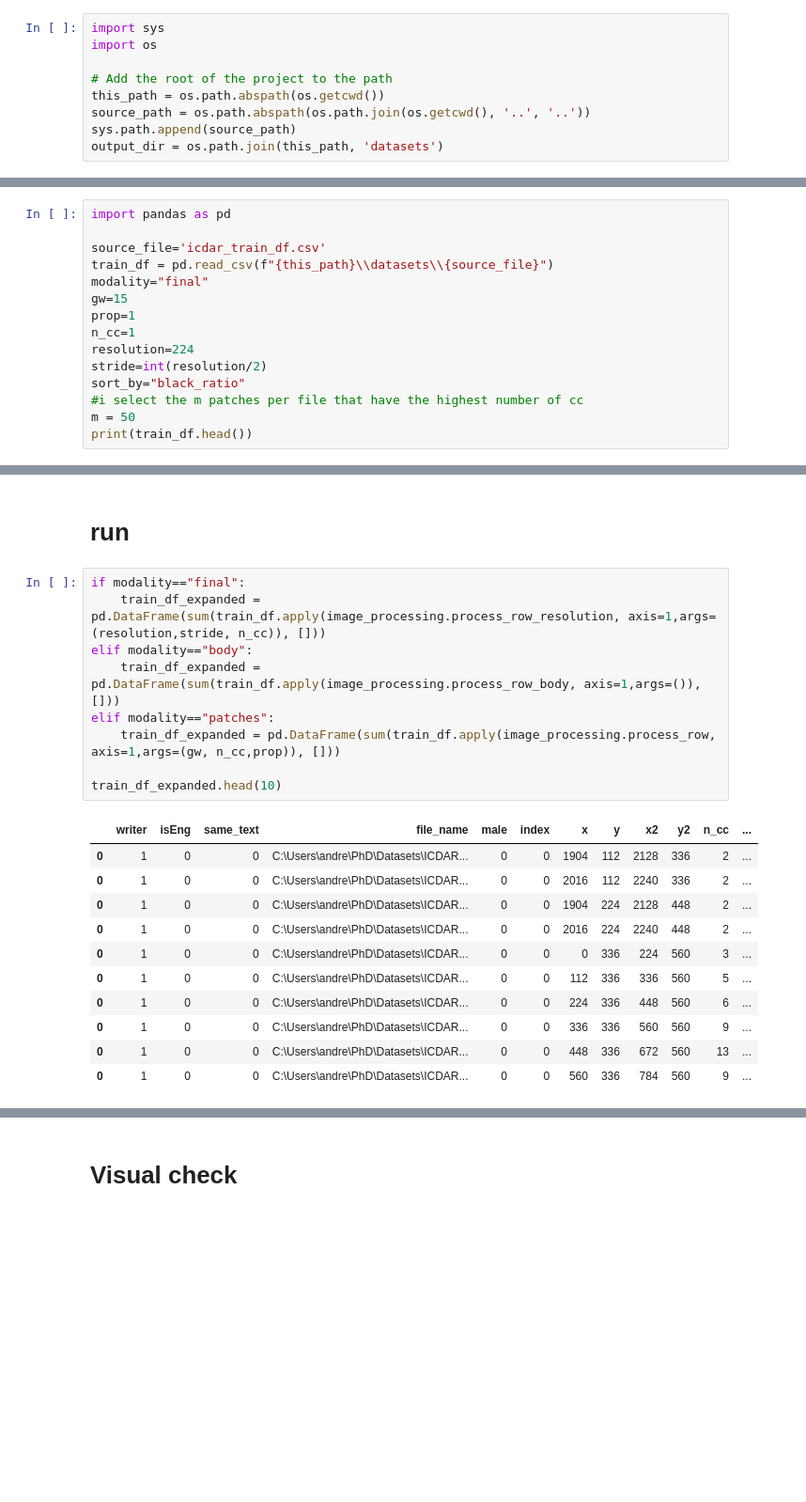
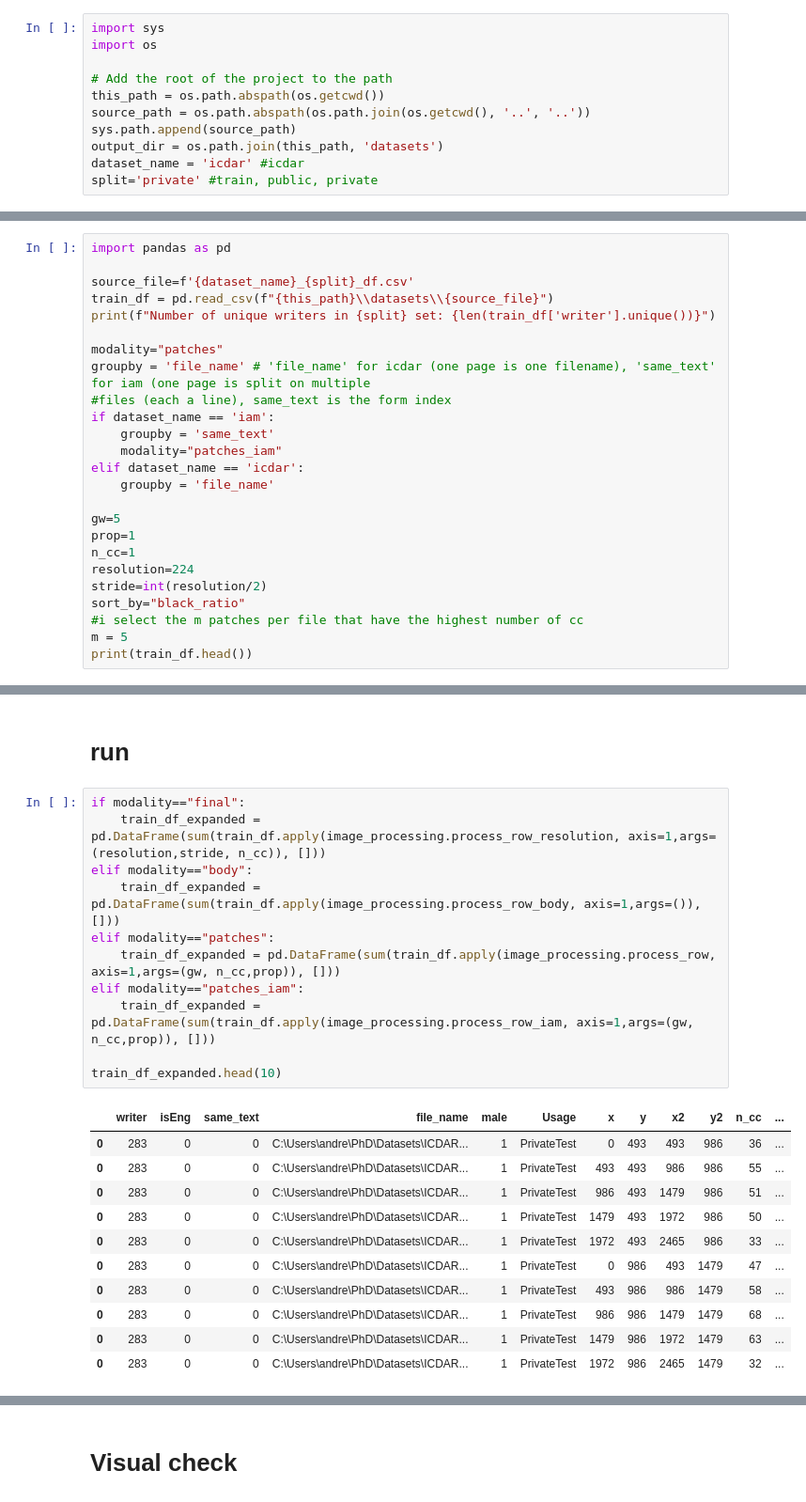
Before and after one commit to gitMorelli/gender_detection, a Jupyter notebook: notebooks/pipeline_single_model/patches_cc.ipynb, the cells around one changed output, grey strips where cells are left out. Shown at 94% size. Drawn from its saved outputs; the diff is of its cells as text; blank space fills up the shorter version.

```diff
--- a/notebooks/pipeline_single_model/patches_cc.ipynb
+++ b/notebooks/pipeline_single_model/patches_cc.ipynb
@@ -7,21 +7,33 @@ this_path = os.path.abspath(os.getcwd())
 source_path = os.path.abspath(os.path.join(os.getcwd(), '..', '..'))
 sys.path.append(source_path)
 output_dir = os.path.join(this_path, 'datasets')
+dataset_name = 'icdar' #icdar
+split='private' #train, public, private
 # %% [markdown]
 # init
 # %%
 import pandas as pd
 
-source_file='icdar_train_df.csv'
+source_file=f'{dataset_name}_{split}_df.csv'
 train_df = pd.read_csv(f"{this_path}\\datasets\\{source_file}")
-modality="final"
-gw=15
+print(f"Number of unique writers in {split} set: {len(train_df['writer'].unique())}")
+
+modality="patches"
+groupby = 'file_name' # 'file_name' for icdar (one page is one filename), 'same_text' for iam (one page is split on multiple
+#files (each a line), same_text is the form index
+if dataset_name == 'iam':
+    groupby = 'same_text'
+    modality="patches_iam"
+elif dataset_name == 'icdar':
+    groupby = 'file_name'
+
+gw=5
 prop=1
 n_cc=1
 resolution=224
 stride=int(resolution/2)
 sort_by="black_ratio"
 #i select the m patches per file that have the highest number of cc
-m = 50
+m = 5
 print(train_df.head())
 # %% [output]
@@ -43,24 +56,26 @@ print(train_df.head())
 # %%
 if modality=="final":
     train_df_expanded = pd.DataFrame(sum(train_df.apply(image_processing.process_row_resolution, axis=1,args=(resolution,stride, n_cc)), []))
 elif modality=="body":
     train_df_expanded = pd.DataFrame(sum(train_df.apply(image_processing.process_row_body, axis=1,args=()), []))
 elif modality=="patches":
     train_df_expanded = pd.DataFrame(sum(train_df.apply(image_processing.process_row, axis=1,args=(gw, n_cc,prop)), []))
+elif modality=="patches_iam":
+    train_df_expanded = pd.DataFrame(sum(train_df.apply(image_processing.process_row_iam, axis=1,args=(gw, n_cc,prop)), []))
 
 train_df_expanded.head(10)
 # %% [output]
-|  | writer | isEng | same_text | file_name | male | index | x | y | x2 | y2 | n_cc | ... |
-| 0 | 1 | 0 | 0 | C:\Users\andre\PhD\Datasets\ICDAR... | 0 | 0 | 1904 | 112 | 2128 | 336 | 2 | ... |
-| 0 | 1 | 0 | 0 | C:\Users\andre\PhD\Datasets\ICDAR... | 0 | 0 | 2016 | 112 | 2240 | 336 | 2 | ... |
-| 0 | 1 | 0 | 0 | C:\Users\andre\PhD\Datasets\ICDAR... | 0 | 0 | 1904 | 224 | 2128 | 448 | 2 | ... |
-| 0 | 1 | 0 | 0 | C:\Users\andre\PhD\Datasets\ICDAR... | 0 | 0 | 2016 | 224 | 2240 | 448 | 2 | ... |
-| 0 | 1 | 0 | 0 | C:\Users\andre\PhD\Datasets\ICDAR... | 0 | 0 | 0 | 336 | 224 | 560 | 3 | ... |
-| 0 | 1 | 0 | 0 | C:\Users\andre\PhD\Datasets\ICDAR... | 0 | 0 | 112 | 336 | 336 | 560 | 5 | ... |
-| 0 | 1 | 0 | 0 | C:\Users\andre\PhD\Datasets\ICDAR... | 0 | 0 | 224 | 336 | 448 | 560 | 6 | ... |
-| 0 | 1 | 0 | 0 | C:\Users\andre\PhD\Datasets\ICDAR... | 0 | 0 | 336 | 336 | 560 | 560 | 9 | ... |
-| 0 | 1 | 0 | 0 | C:\Users\andre\PhD\Datasets\ICDAR... | 0 | 0 | 448 | 336 | 672 | 560 | 13 | ... |
-| 0 | 1 | 0 | 0 | C:\Users\andre\PhD\Datasets\ICDAR... | 0 | 0 | 560 | 336 | 784 | 560 | 9 | ... |
+|  | writer | isEng | same_text | file_name | male | Usage | x | y | x2 | y2 | n_cc | ... |
+| 0 | 283 | 0 | 0 | C:\Users\andre\PhD\Datasets\ICDAR... | 1 | PrivateTest | 0 | 493 | 493 | 986 | 36 | ... |
+| 0 | 283 | 0 | 0 | C:\Users\andre\PhD\Datasets\ICDAR... | 1 | PrivateTest | 493 | 493 | 986 | 986 | 55 | ... |
+| 0 | 283 | 0 | 0 | C:\Users\andre\PhD\Datasets\ICDAR... | 1 | PrivateTest | 986 | 493 | 1479 | 986 | 51 | ... |
+| 0 | 283 | 0 | 0 | C:\Users\andre\PhD\Datasets\ICDAR... | 1 | PrivateTest | 1479 | 493 | 1972 | 986 | 50 | ... |
+| 0 | 283 | 0 | 0 | C:\Users\andre\PhD\Datasets\ICDAR... | 1 | PrivateTest | 1972 | 493 | 2465 | 986 | 33 | ... |
+| 0 | 283 | 0 | 0 | C:\Users\andre\PhD\Datasets\ICDAR... | 1 | PrivateTest | 0 | 986 | 493 | 1479 | 47 | ... |
+| 0 | 283 | 0 | 0 | C:\Users\andre\PhD\Datasets\ICDAR... | 1 | PrivateTest | 493 | 986 | 986 | 1479 | 58 | ... |
+| 0 | 283 | 0 | 0 | C:\Users\andre\PhD\Datasets\ICDAR... | 1 | PrivateTest | 986 | 986 | 1479 | 1479 | 68 | ... |
+| 0 | 283 | 0 | 0 | C:\Users\andre\PhD\Datasets\ICDAR... | 1 | PrivateTest | 1479 | 986 | 1972 | 1479 | 63 | ... |
+| 0 | 283 | 0 | 0 | C:\Users\andre\PhD\Datasets\ICDAR... | 1 | PrivateTest | 1972 | 986 | 2465 | 1479 | 32 | ... |
 # %%
 train_df_expanded = train_df_expanded.reset_index(drop=True)
 train_df_expanded.head(10)
```
Also changed, not shown: parts of 9 cells of this notebook, 19 other files.
